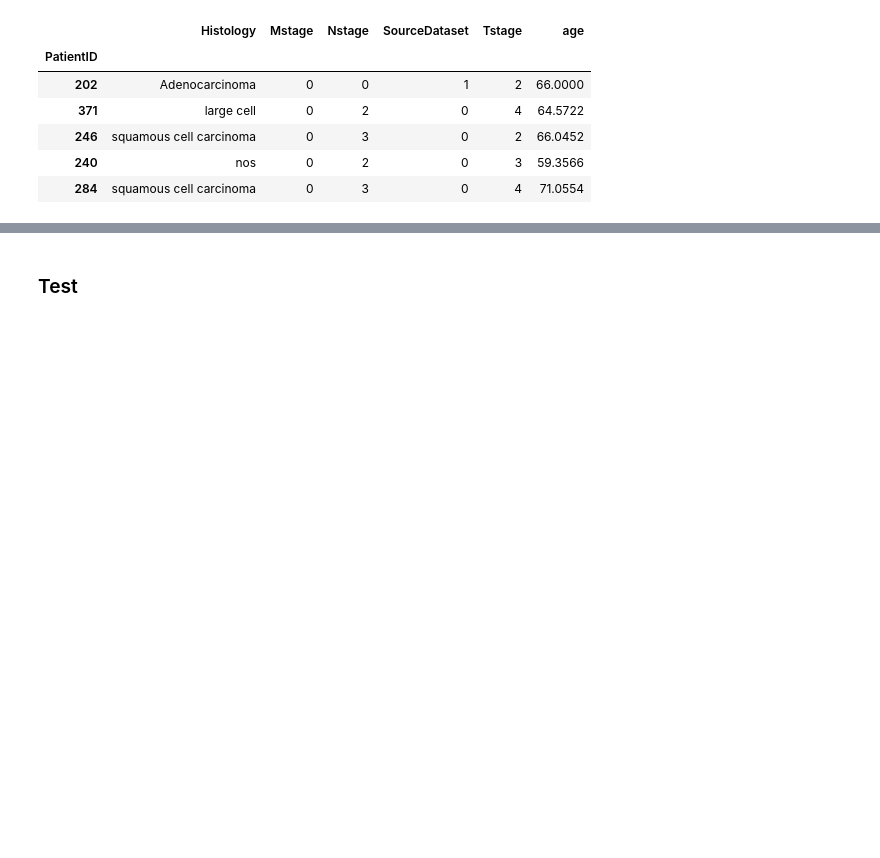
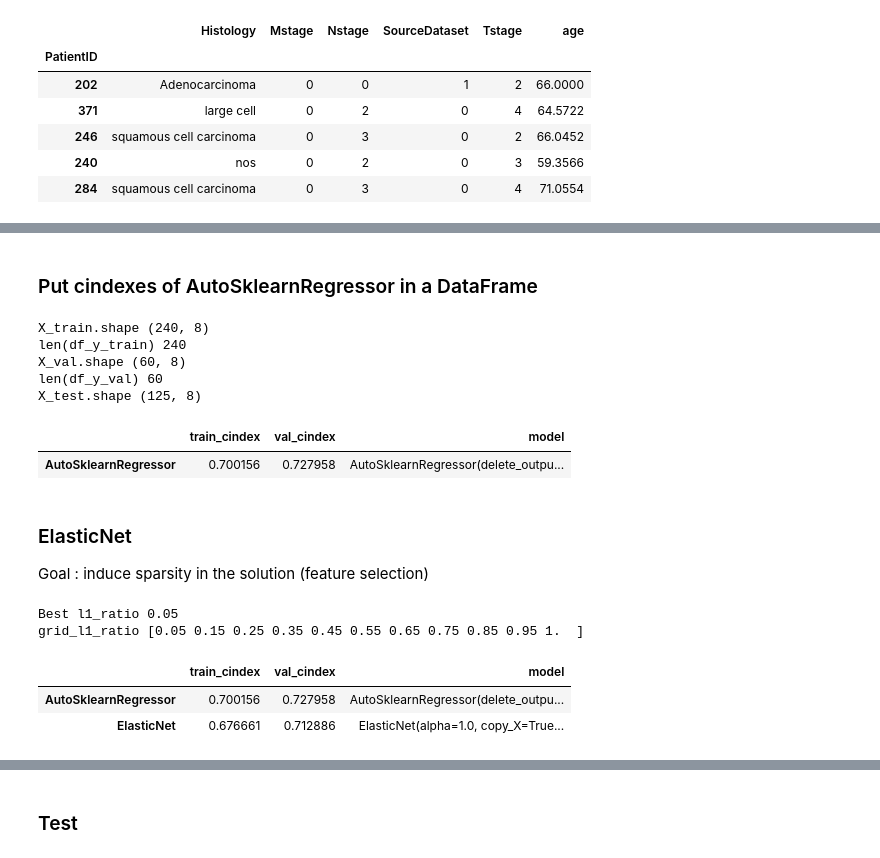
Before and after one commit to DamienToomey/predicting_lung_cancer_survival_time, a Jupyter notebook: code/code.ipynb, the cells around one changed output, grey strips where cells are left out. Saved outputs shown, nothing was run; the diff lists cells and outputs as text; code cells hidden in the pictures; blank space fills up the shorter version.

```diff
--- a/code/code.ipynb
+++ b/code/code.ipynb
@@ -265,5 +359,7 @@ per_run_time_limit = 30
 # %%
-suffle_split = ShuffleSplit(n_splits=n_splits, test_size=test_size, random_state=random_state)
-ind_train, ind_test = [_tuple for _tuple in suffle_split._iter_indices(df_X_train, y=df_train_output["SurvivalTime"], groups=None)][0]
+suffle_split = ShuffleSplit(n_splits=n_splits, test_size=val_size, random_state=random_state)
+ind_train, ind_val = [_tuple for _tuple in suffle_split._iter_indices(df_X_train, y=df_train_output["SurvivalTime"], groups=None)][0]
 n_train = len(ind_train)
-n_test = len(ind_test)
+n_val = len(ind_val)
+print("n_train", n_train)
+print("n_val", n_val)
@@ -631,2 +701,22 @@ Models used with corresponding weights :
 
 sum(weights) =  1.0
+# %% [markdown]
+### Put cindexes of AutoSklearnRegressor in a DataFrame
+# %%
+X_train = df_X_train.values[ind_train]
+df_y_train = df_train_output.iloc[ind_train]
+X_val = df_X_train.values[ind_val]
+df_y_val = df_train_output.iloc[ind_val]
+X_test = df_X_test.values
+
+print("X_train.shape", X_train.shape)
+print("len(df_y_train)", len(df_y_train))
+print("X_val.shape", X_val.shape)
+print("len(df_y_val)", len(df_y_val))
+print("X_test.shape", X_test.shape)
+# %% [output]
+X_train.shape (240, 8)
+len(df_y_train) 240
+X_val.shape (60, 8)
+len(df_y_val) 60
+X_test.shape (125, 8)
@@ -632,0 +736,39 @@ sum(weights) =  1.0
+# %%
+df_res
+# %% [output]
+|  | train_cindex | val_cindex | model |
+| AutoSklearnRegressor | 0.700156 | 0.727958 | AutoSklearnRegressor(delete_outpu... |
+# %% [markdown]
+### ElasticNet
+
+Goal : induce sparsity in the solution (feature selection)
+# %%
+model_information = {"train_cindex": [],
+                     "val_cindex": [],
+                     "model": [],
+                     "grid_l1_ratio": list(np.arange(0.05, 1, 0.1))+[1]}
+
+for l1_ratio in model_information["grid_l1_ratio"]:
+    model = ElasticNet(alpha=1.0, l1_ratio=l1_ratio, fit_intercept=not bool_normalize) # l1_ratio = 1 <=> Lasso
+    model.fit(X_train, df_y_train["SurvivalTime"])
+
+    model_information["train_cindex"].append(predict_compute_cindex(model, X_train, df_y_train))
+    model_information["val_cindex"].append(predict_compute_cindex(model, X_val, df_y_val))
+    model_information["model"].append(model)
+
+index_best_val_cindex = np.argmax(model_information["val_cindex"])
+best_elastic_net_model = model_information["model"][index_best_val_cindex]
+best_l1_ratio = model_information["grid_l1_ratio"][index_best_val_cindex]
+df_res.loc["ElasticNet", :] = (model_information["train_cindex"][index_best_val_cindex],
+                               model_information["val_cindex"][index_best_val_cindex],
+                               best_elastic_net_model)
+
+print("Best l1_ratio", best_l1_ratio)
+print("grid_l1_ratio {}".format(np.round(model_information["grid_l1_ratio"], 2)))
+df_res
+# %% [output]
+Best l1_ratio 0.05
+grid_l1_ratio [0.05 0.15 0.25 0.35 0.45 0.55 0.65 0.75 0.85 0.95 1.  ]
+|  | train_cindex | val_cindex | model |
+| AutoSklearnRegressor | 0.700156 | 0.727958 | AutoSklearnRegressor(delete_outpu... |
+| ElasticNet | 0.676661 | 0.712886 | ElasticNet(alpha=1.0, copy_X=True... |
```
Also changed, not shown: parts of 72 cells of this notebook, 2 other files.
